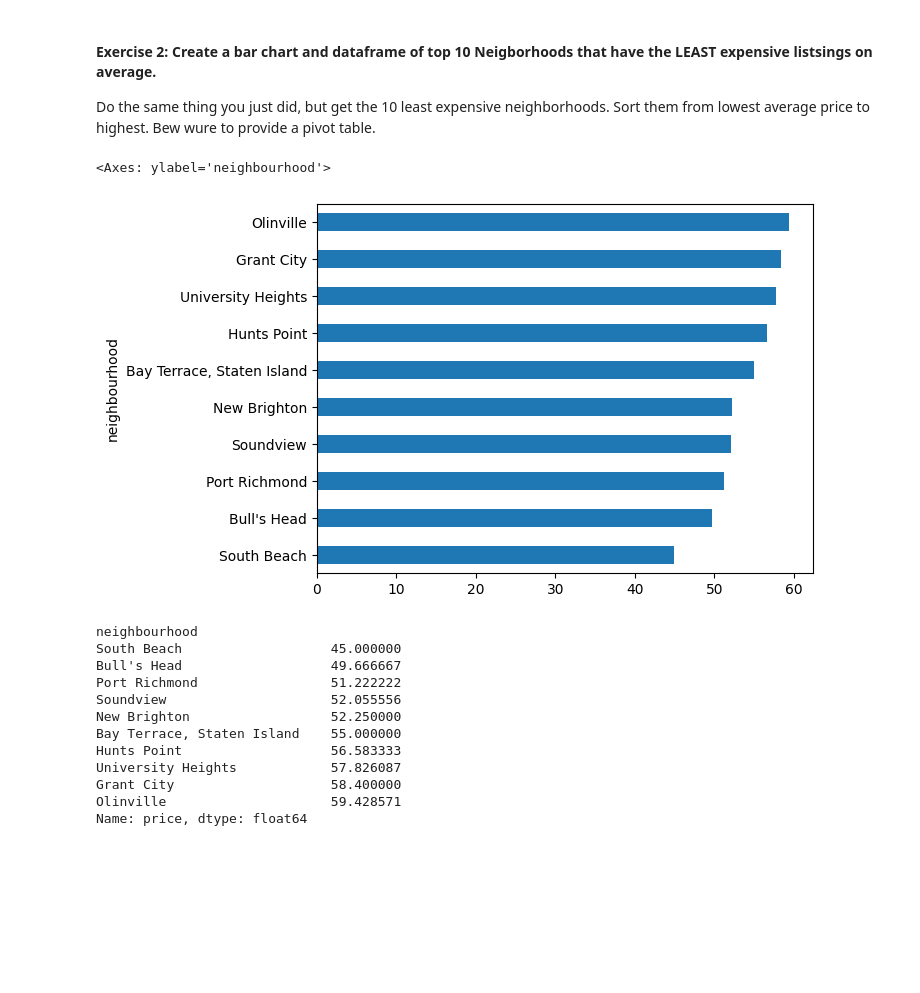
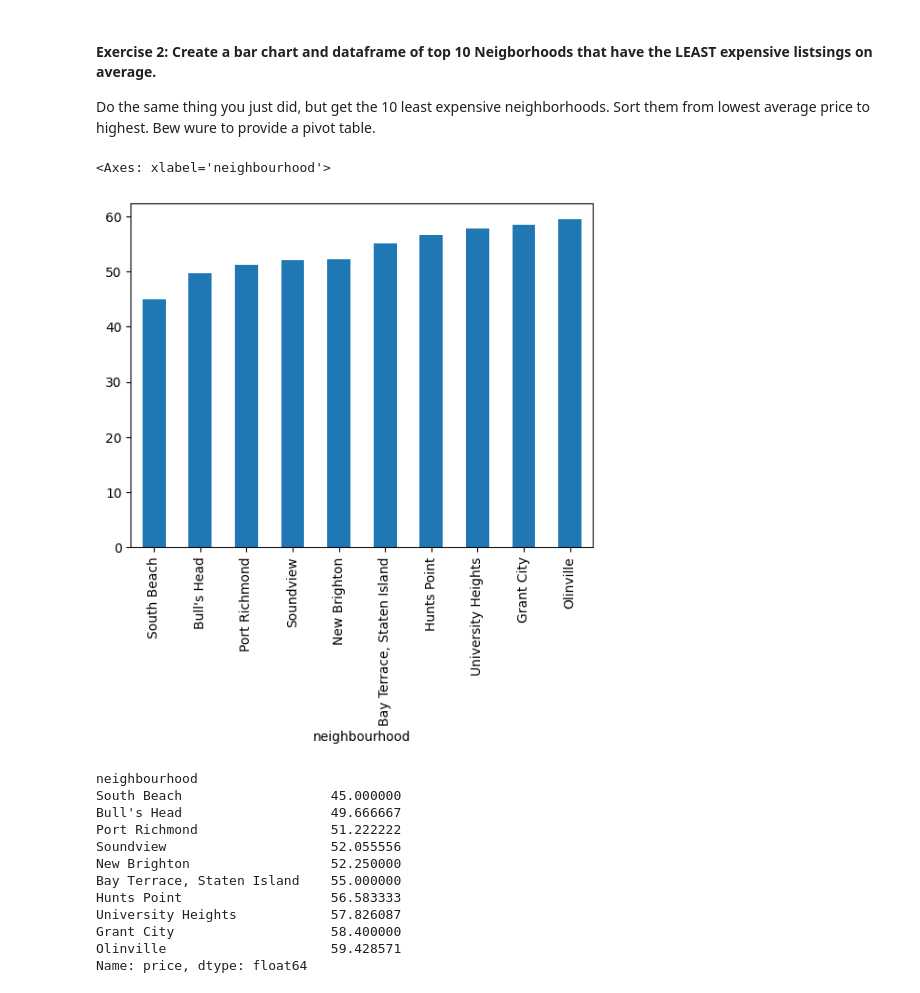
Before and after one commit to anitaprova/my-fork-2024-fall-data-science, a Jupyter notebook: Week-03-Data_Analytics-Data_Viz-BI_tools/Exercise-AP.ipynb, the cells around one changed output. Drawn from its saved outputs; the diff is of its cells as text; code cells hidden in the pictures; blank space fills up the shorter version.

Commit message:
changed to bar graph

```diff
--- a/Week-03-Data_Analytics-Data_Viz-BI_tools/Exercise-AP.ipynb
+++ b/Week-03-Data_Analytics-Data_Viz-BI_tools/Exercise-AP.ipynb
@@ -52,11 +52,11 @@ Do the same thing you just did, but get the 10 least expensive neighborhoods.  S
 # %%
 # Here we make the same chart using the bottom 10 Neighborhoods
 # by average price.  We sort ascending in this one.
 dfp = df.groupby("neighbourhood")["price"].mean().nsmallest(10)
-dfp.plot.barh(x="neighbourhood", y="price")
+dfp.plot.bar(x="neighbourhood", y="price")
 # %% [output]
-<Axes: ylabel='neighbourhood'>
+<Axes: xlabel='neighbourhood'>
-[figure, old version]
+[figure, new version]
 # %%
 # we also would like to have the corresponding pivot table of the lowest 10
 dfp
```
